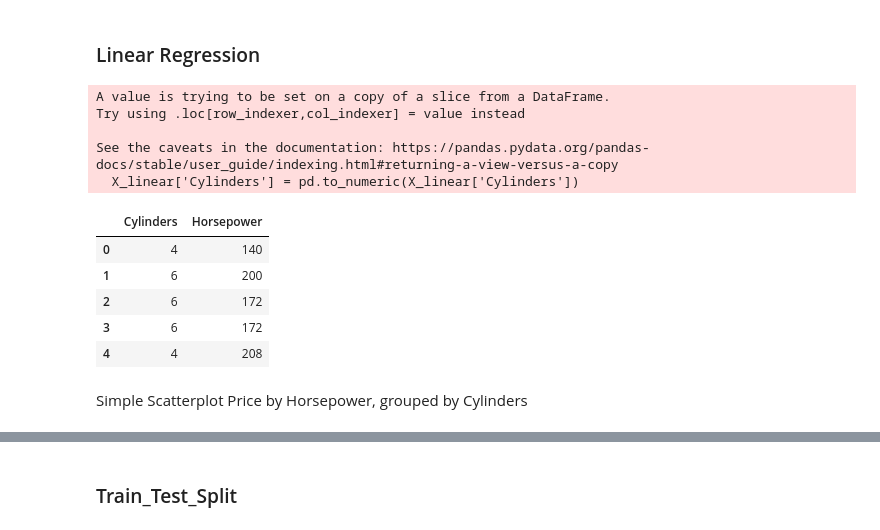
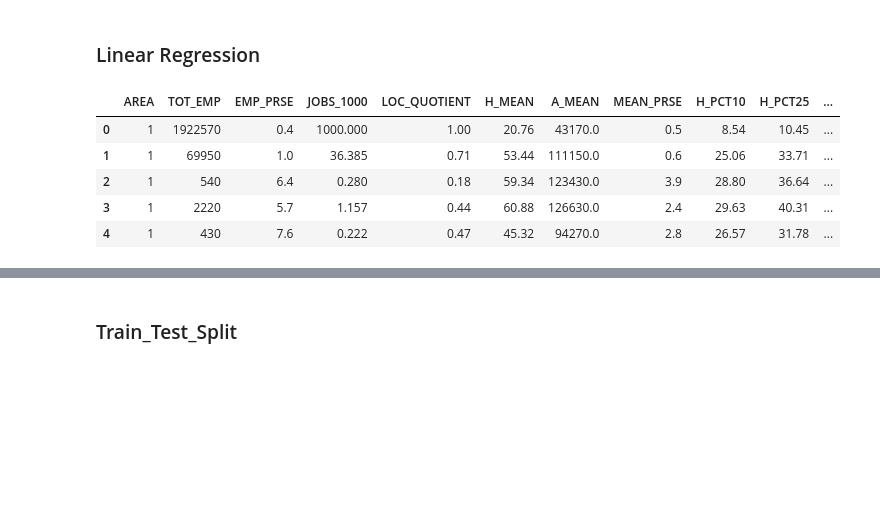
Before and after one commit to sammoe60/data-vikings, a Jupyter notebook: kendra/Kendra_XGBoost_Poverty.ipynb, the cells around one changed output, grey strips where cells are left out. Saved outputs shown, nothing was run; the diff lists cells and outputs as text; code cells hidden in the pictures; blank space fills up the shorter version.

```diff
--- a/kendra/Kendra_XGBoost_Poverty.ipynb
+++ b/kendra/Kendra_XGBoost_Poverty.ipynb
@@ -224,36 +254,31 @@ plt.show()
 # %%
 y_linear = df['SAEPOVRTALL_PT']
 X_linear = df[['AREA', 'TOT_EMP', 'EMP_PRSE', 'JOBS_1000', 'LOC_QUOTIENT', 'H_MEAN', 'A_MEAN',
        'MEAN_PRSE', 'H_PCT10', 'H_PCT25', 'H_MEDIAN', 'H_PCT75', 'H_PCT90',
        'A_PCT10', 'A_PCT25', 'A_MEDIAN', 'A_PCT75', 'A_PCT90', 'YEAR',
-       'SAEMHI_MOE', 'SAEMHI_PT', 'SAEMHI_UB90', 'SAEPOV0_17_LB90',
-       'SAEPOV0_17_MOE', 'SAEPOV0_17_PT', 'SAEPOV0_17_UB90', 'SAEPOV0_4_LB90',
-       'SAEPOV0_4_MOE', 'SAEPOV0_4_PT', 'SAEPOV0_4_UB90', 'SAEPOV5_17R_LB90',
-       'SAEPOV5_17R_MOE', 'SAEPOV5_17R_PT', 'SAEPOV5_17R_UB90',
-       'SAEPOVALL_LB90', 'SAEPOVALL_MOE', 'SAEPOVALL_PT', 'SAEPOVALL_UB90',
-       'SAEPOVRT0_17_LB90', 'SAEPOVRT0_17_MOE', 'SAEPOVRT0_17_PT',
-       'SAEPOVRT0_17_UB90', 'SAEPOVRT0_4_LB90', 'SAEPOVRT0_4_MOE',
-       'SAEPOVRT0_4_PT', 'SAEPOVRT0_4_UB90', 'SAEPOVRT5_17R_LB90',
-       'SAEPOVRT5_17R_MOE', 'SAEPOVRT5_17R_PT', 'SAEPOVRT5_17R_UB90',
-       'SAEPOVRTALL_LB90', 'SAEPOVRTALL_MOE',
-       'SAEPOVRTALL_UB90', 'SAEPOVU_0_17', 'SAEPOVU_0_4', 'SAEPOVU_5_17R',
-       'SAEPOVU_ALL']]
+       'SAEMHI_MOE', 'SAEMHI_PT', 'SAEMHI_UB90',
+       # 'SAEPOV0_17_LB90',
+       # 'SAEPOV0_17_MOE', 'SAEPOV0_17_PT', 'SAEPOV0_17_UB90', 'SAEPOV0_4_LB90',
+       # 'SAEPOV0_4_MOE', 'SAEPOV0_4_PT', 'SAEPOV0_4_UB90', 'SAEPOV5_17R_LB90',
+       # 'SAEPOV5_17R_MOE', 'SAEPOV5_17R_PT', 'SAEPOV5_17R_UB90',
+       # 'SAEPOVALL_LB90', 'SAEPOVALL_MOE', 'SAEPOVALL_PT', 'SAEPOVALL_UB90',
+       # 'SAEPOVRT0_17_LB90', 'SAEPOVRT0_17_MOE', 'SAEPOVRT0_17_PT',
+       # 'SAEPOVRT0_17_UB90', 'SAEPOVRT0_4_LB90', 'SAEPOVRT0_4_MOE',
+       # 'SAEPOVRT0_4_PT', 'SAEPOVRT0_4_UB90', 'SAEPOVRT5_17R_LB90',
+       # 'SAEPOVRT5_17R_MOE', 'SAEPOVRT5_17R_PT', 'SAEPOVRT5_17R_UB90',
+       # 'SAEPOVRTALL_LB90', 'SAEPOVRTALL_MOE',
+       # 'SAEPOVRTALL_UB90', 'SAEPOVU_0_17', 'SAEPOVU_0_4', 'SAEPOVU_5_17R',
+       # 'SAEPOVU_ALL'
+       ]]
 
 
 X_linear.head()
 # %% [output]
-A value is trying to be set on a copy of a slice from a DataFrame.
-Try using .loc[row_indexer,col_indexer] = value instead
-
-See the caveats in the documentation: https://pandas.pydata.org/pandas-docs/stable/user_guide/indexing.html#returning-a-view-versus-a-copy
-  X_linear['Cylinders'] = pd.to_numeric(X_linear['Cylinders'])
-|  | Cylinders | Horsepower |
-| 0 | 4 | 140 |
-| 1 | 6 | 200 |
-| 2 | 6 | 172 |
-| 3 | 6 | 172 |
-| 4 | 4 | 208 |
+|  | AREA | TOT_EMP | EMP_PRSE | JOBS_1000 | LOC_QUOTIENT | H_MEAN | A_MEAN | MEAN_PRSE | H_PCT10 | H_PCT25 | ... |
+| 0 | 1 | 1922570 | 0.4 | 1000.000 | 1.00 | 20.76 | 43170.0 | 0.5 | 8.54 | 10.45 | ... |
+| 1 | 1 | 69950 | 1.0 | 36.385 | 0.71 | 53.44 | 111150.0 | 0.6 | 25.06 | 33.71 | ... |
+| 2 | 1 | 540 | 6.4 | 0.280 | 0.18 | 59.34 | 123430.0 | 3.9 | 28.80 | 36.64 | ... |
+| 3 | 1 | 2220 | 5.7 | 1.157 | 0.44 | 60.88 | 126630.0 | 2.4 | 29.63 | 40.31 | ... |
+| 4 | 1 | 430 | 7.6 | 0.222 | 0.47 | 45.32 | 94270.0 | 2.8 | 26.57 | 31.78 | ... |
 # %%
 X_linear.dropna();
-# %% [markdown]
-Simple Scatterplot Price by Horsepower, grouped by Cylinders
```
Also changed, not shown: parts of 25 cells of this notebook, 3 other files.
